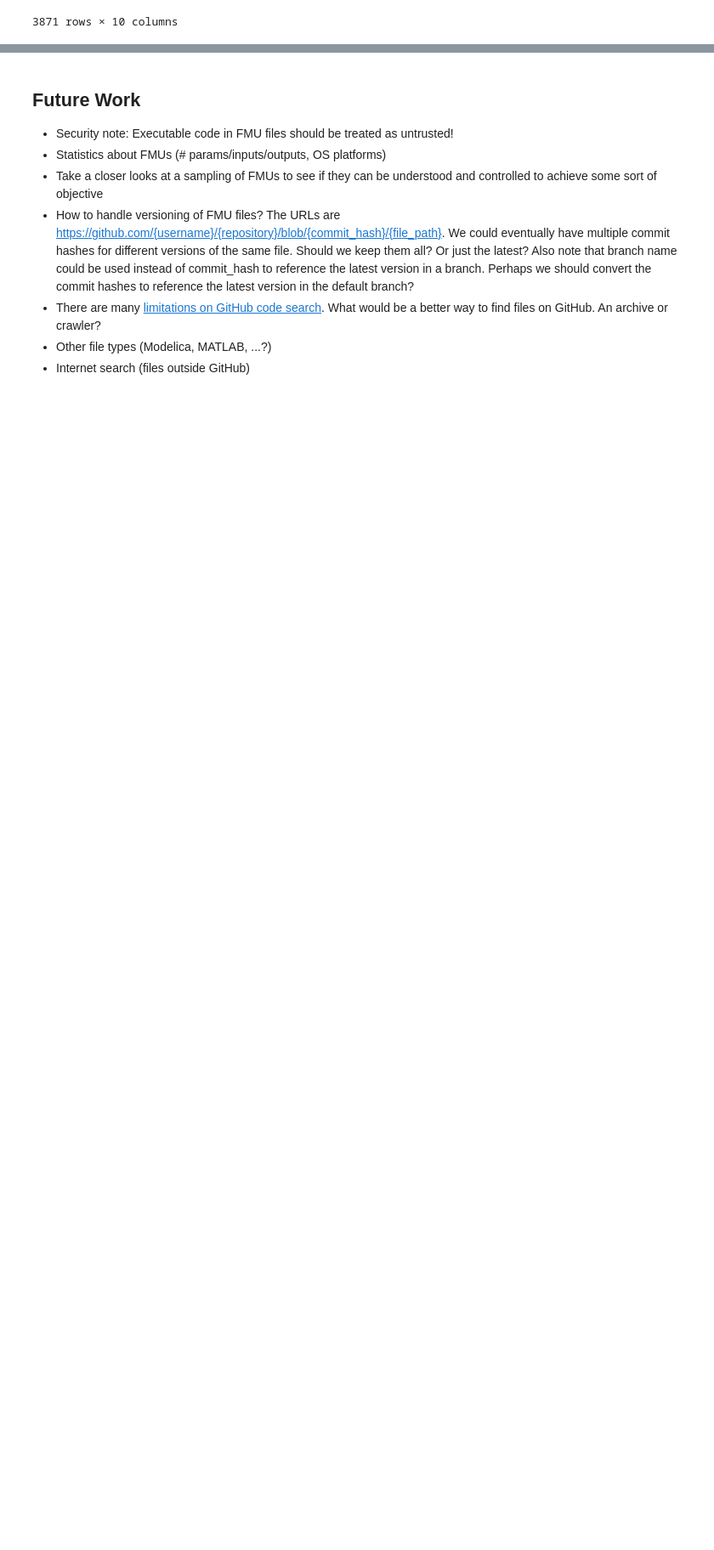
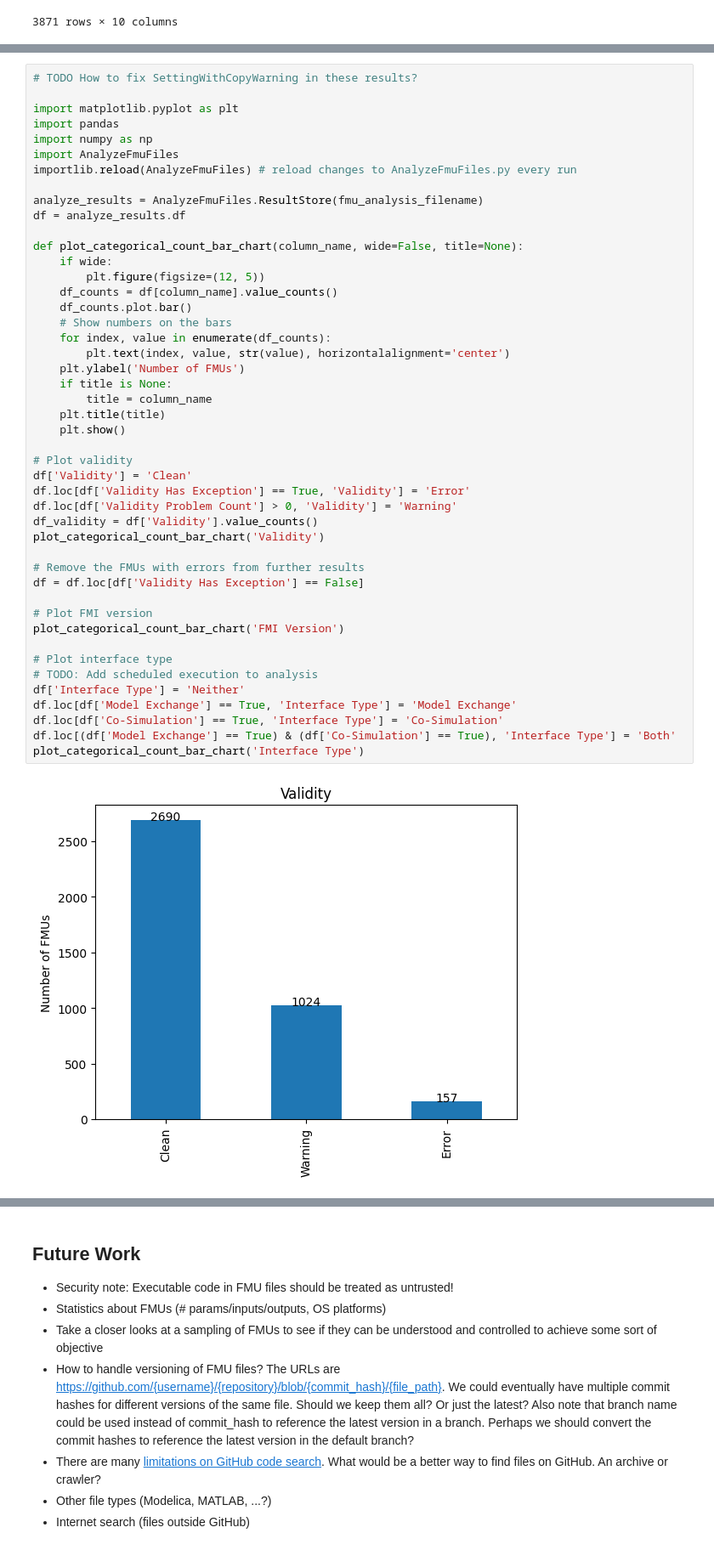
Before and after one commit to ForrestTrepte/FindOpenSimulationModels, a Jupyter notebook: FindOpenSimulationModels.ipynb, the cells around one changed output, grey strips where cells are left out. Shown at 85% size. Cells and saved outputs as stored; diff of their text form; blank space fills up the shorter version.

Commit message:
charts!

```diff
--- a/FindOpenSimulationModels.ipynb
+++ b/FindOpenSimulationModels.ipynb
@@ -196,0 +163,48 @@ if False:
+# %%
+# TODO How to fix SettingWithCopyWarning in these results?
+
+import matplotlib.pyplot as plt
+import pandas
+import numpy as np
+import AnalyzeFmuFiles
+importlib.reload(AnalyzeFmuFiles) # reload changes to AnalyzeFmuFiles.py every run
+
+analyze_results = AnalyzeFmuFiles.ResultStore(fmu_analysis_filename)
+df = analyze_results.df
+
+def plot_categorical_count_bar_chart(column_name, wide=False, title=None):
+    if wide:
+        plt.figure(figsize=(12, 5))
+    df_counts = df[column_name].value_counts()
+    df_counts.plot.bar()
+    # Show numbers on the bars
+    for index, value in enumerate(df_counts):
+        plt.text(index, value, str(value), horizontalalignment='center')
+    plt.ylabel('Number of FMUs')
+    if title is None:
+        title = column_name
+    plt.title(title)
+    plt.show()
+
+# Plot validity
+df['Validity'] = 'Clean'
+df.loc[df['Validity Has Exception'] == True, 'Validity'] = 'Error'
+df.loc[df['Validity Problem Count'] > 0, 'Validity'] = 'Warning'
+df_validity = df['Validity'].value_counts()
+plot_categorical_count_bar_chart('Validity')
+
+# Remove the FMUs with errors from further results
+df = df.loc[df['Validity Has Exception'] == False]
+
+# Plot FMI version
+plot_categorical_count_bar_chart('FMI Version')
+
+# Plot interface type
+# TODO: Add scheduled execution to analysis
+df['Interface Type'] = 'Neither'
+df.loc[df['Model Exchange'] == True, 'Interface Type'] = 'Model Exchange'
+df.loc[df['Co-Simulation'] == True, 'Interface Type'] = 'Co-Simulation'
+df.loc[(df['Model Exchange'] == True) & (df['Co-Simulation'] == True), 'Interface Type'] = 'Both'
+plot_categorical_count_bar_chart('Interface Type')
+# %% [output]
+[figure, added]
```
Also changed, not shown: parts of 5 cells of this notebook.
